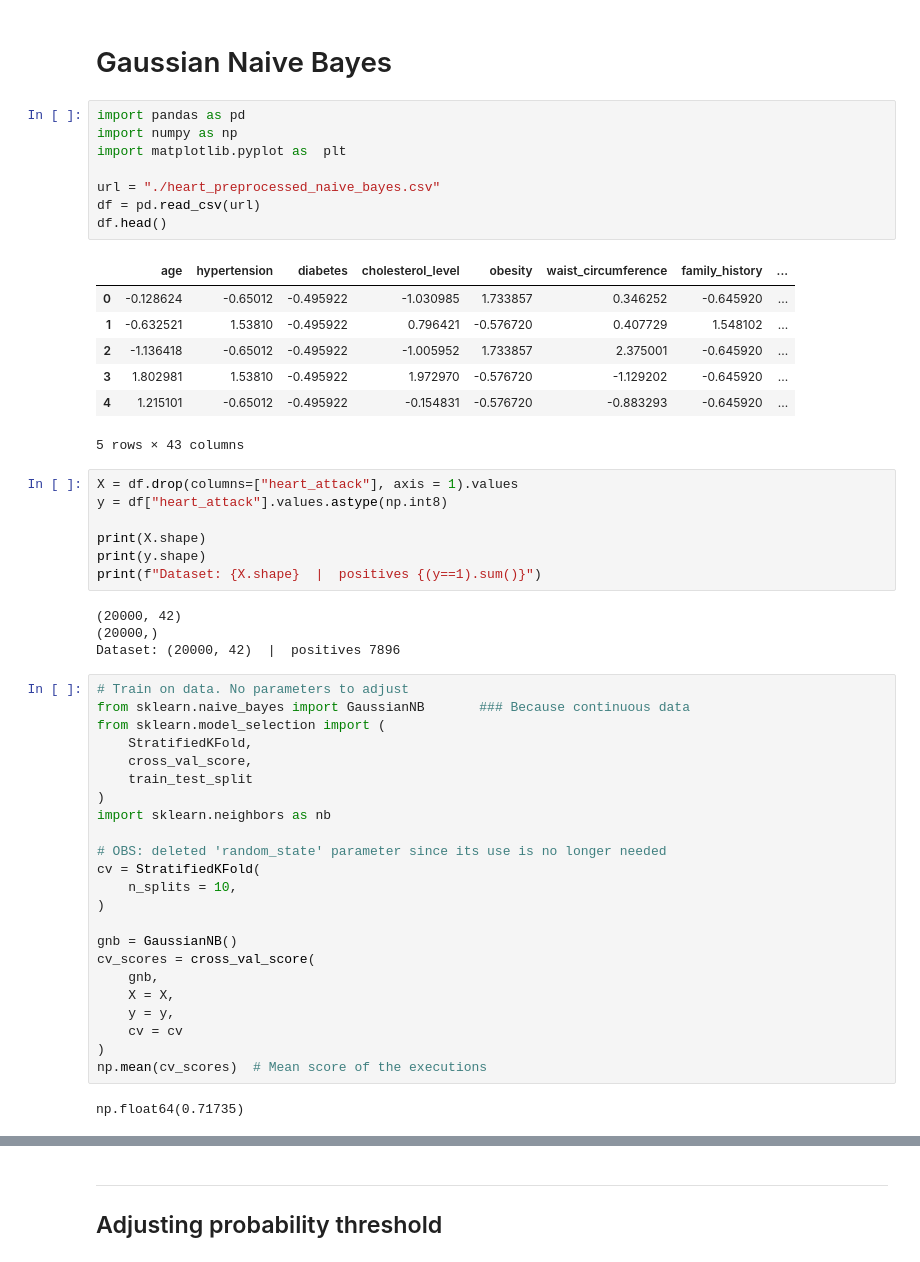
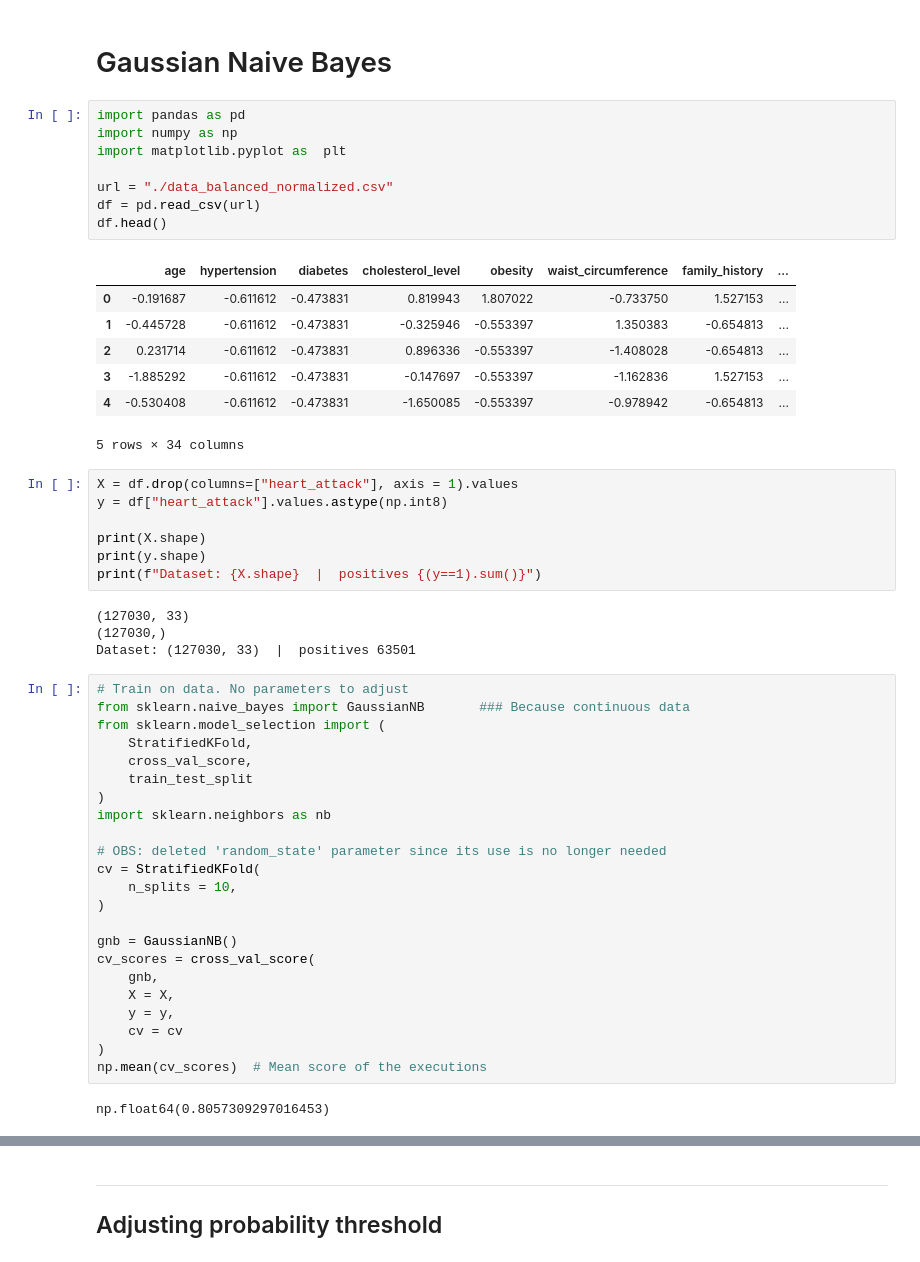
Before and after one commit to alexlafuente/heart_attack_prediction_md, a Jupyter notebook: Naive_Bayes.ipynb, the cells around one changed output, grey strips where cells are left out. Cells and saved outputs as stored; diff of their text form.

```diff
--- a/Naive_Bayes.ipynb
+++ b/Naive_Bayes.ipynb
@@ -3,19 +4,19 @@
 # %%
 import pandas as pd
 import numpy as np
 import matplotlib.pyplot as  plt
 
-url = "./heart_preprocessed_naive_bayes.csv"
+url = "./data_balanced_normalized.csv"
 df = pd.read_csv(url)
 df.head()
 # %% [output]
 |  | age | hypertension | diabetes | cholesterol_level | obesity | waist_circumference | family_history | ... |
-| 0 | -0.128624 | -0.65012 | -0.495922 | -1.030985 | 1.733857 | 0.346252 | -0.645920 | ... |
-| 1 | -0.632521 | 1.53810 | -0.495922 | 0.796421 | -0.576720 | 0.407729 | 1.548102 | ... |
-| 2 | -1.136418 | -0.65012 | -0.495922 | -1.005952 | 1.733857 | 2.375001 | -0.645920 | ... |
-| 3 | 1.802981 | 1.53810 | -0.495922 | 1.972970 | -0.576720 | -1.129202 | -0.645920 | ... |
-| 4 | 1.215101 | -0.65012 | -0.495922 | -0.154831 | -0.576720 | -0.883293 | -0.645920 | ... |
+| 0 | -0.191687 | -0.611612 | -0.473831 | 0.819943 | 1.807022 | -0.733750 | 1.527153 | ... |
+| 1 | -0.445728 | -0.611612 | -0.473831 | -0.325946 | -0.553397 | 1.350383 | -0.654813 | ... |
+| 2 | 0.231714 | -0.611612 | -0.473831 | 0.896336 | -0.553397 | -1.408028 | -0.654813 | ... |
+| 3 | -1.885292 | -0.611612 | -0.473831 | -0.147697 | -0.553397 | -1.162836 | 1.527153 | ... |
+| 4 | -0.530408 | -0.611612 | -0.473831 | -1.650085 | -0.553397 | -0.978942 | -0.654813 | ... |
-5 rows × 43 columns
+5 rows × 34 columns
 # %%
 X = df.drop(columns=["heart_attack"], axis = 1).values
 y = df["heart_attack"].values.astype(np.int8)
@@ -24,9 +25,9 @@ print(X.shape)
 print(y.shape)
 print(f"Dataset: {X.shape}  |  positives {(y==1).sum()}")
 # %% [output]
-(20000, 42)
-(20000,)
-Dataset: (20000, 42)  |  positives 7896
+(127030, 33)
+(127030,)
+Dataset: (127030, 33)  |  positives 63501
 # %%
 # Train on data. No parameters to adjust
 from sklearn.naive_bayes import GaussianNB       ### Because continuous data
@@ -51,7 +52,7 @@ cv_scores = cross_val_score(
 )
 np.mean(cv_scores)  # Mean score of the executions
 # %% [output]
-np.float64(0.71735)
+np.float64(0.8057309297016453)
 # %%
 from sklearn.model_selection import cross_val_predict
 from sklearn.metrics import accuracy_score, confusion_matrix
```
Also changed, not shown: parts of 8 cells of this notebook, 1 other file.
